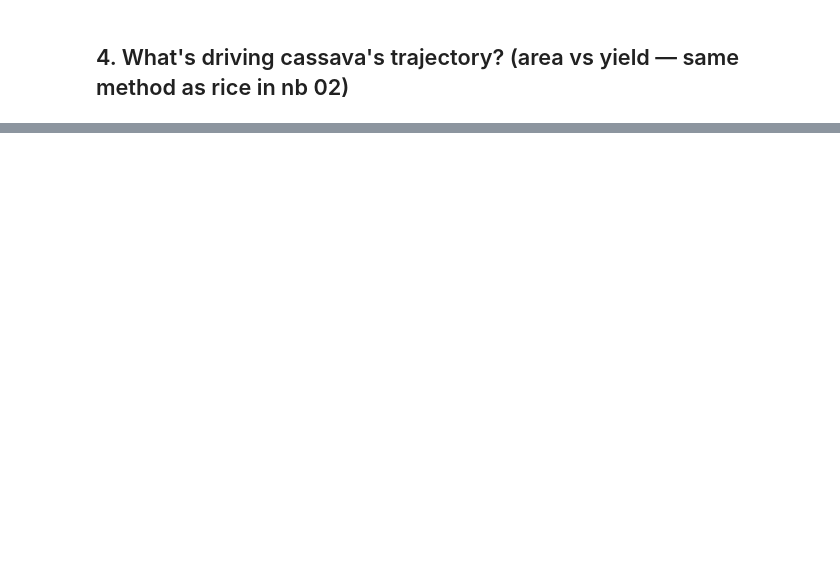
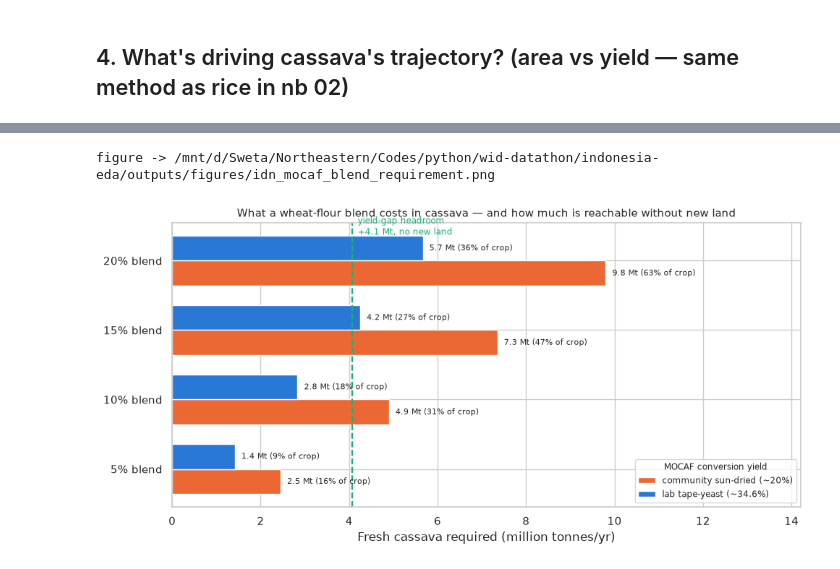
Before and after one commit to msweta02/wid-datathon, a Jupyter notebook: indonesia-eda/notebooks/05_cassava_substitution.ipynb, the cells around one changed output, grey strips where cells are left out. Drawn from its saved outputs; the diff is of its cells as text; code cells hidden in the pictures; blank space fills up the shorter version.

```diff
--- a/indonesia-eda/notebooks/05_cassava_substitution.ipynb
+++ b/indonesia-eda/notebooks/05_cassava_substitution.ipynb
@@ -212,0 +327,9 @@ print('\nReality check: cassava is already consumed (food, animal feed, starch/t
+# %%
+# The headline the recommendation rests on: what blend could the YIELD GAP alone fund,
+# using no new land and diverting none of today's crop?
+print(f'Closing the yield gap to {FRONTIER_COUNTRY} adds {GAP_CLOSURE_MT:,.2f} Mt fresh cassava. '
+      f'As MOCAF that is:')
+for label, conv in MOCAF_YIELDS.items():
+    flour = GAP_CLOSURE_MT * conv
+    print(f'  {label:28s} -> {flour:,.2f} Mt flour = a {100*flour/WHEAT_FOOD_MMT:,.1f}% '
+          f'wheat-flour blend, from NEW cassava only')
@@ -225,3 +397,32 @@ for blend in [0.10, 0.20]:
+# %%
+# Deck asset for slide 8: what each blend rate demands vs what's actually available.
+fig, ax = plt.subplots(figsize=(10, 5))
+labels = list(MOCAF_YIELDS)
+w, ypos = 0.36, np.arange(len(BLEND_RATES))
+for k, (label, color) in enumerate(zip(labels, ['#eb6834', '#2a78d6'])):
+    sub = matrix[matrix['mocaf_conversion'] == label].sort_values('blend_%')
+    bars = ax.barh(ypos + (k - 0.5) * w, sub['fresh_cassava_Mt'], height=w,
+                   color=color, label=label)
+    for b, pct in zip(bars, sub['%_of_current_crop']):
+        ax.text(b.get_width() + 0.15, b.get_y() + b.get_height() / 2,
+                f'{b.get_width():,.1f} Mt ({pct:,.0f}% of crop)', va='center', fontsize=8)
+
+ax.axvline(GAP_CLOSURE_MT, color='#1baf7a', ls='--', lw=1.6)
+ax.text(GAP_CLOSURE_MT, len(BLEND_RATES) - 0.35,
+        f'  yield-gap headroom\n  +{GAP_CLOSURE_MT:,.1f} Mt, no new land',
+        color='#1baf7a', fontsize=8.5, va='top')
+ax.set_yticks(ypos, [f'{int(b*100)}% blend' for b in BLEND_RATES])
+ax.set_xlim(0, matrix['fresh_cassava_Mt'].max() * 1.45)
+ax.set_xlabel('Fresh cassava required (million tonnes/yr)')
+ax.set_title('What a wheat-flour blend costs in cassava \u2014 and how much is reachable '
+             'without new land', fontsize=11)
+ax.legend(title='MOCAF conversion yield', fontsize=8.5, title_fontsize=8.5, loc='lower right')
+fig.tight_layout()
+viz.save(fig, 'idn_mocaf_blend_requirement')
+plt.show()
+# %% [output]
+figure -> /mnt/d/Sweta/Northeastern/Codes/python/wid-datathon/indonesia-eda/outputs/figures/idn_mocaf_blend_requirement.png
+[figure, added]
 # %% [markdown]
 ## 7. Findings — feed into notebook 04 synthesis
 
```
Also changed, not shown: parts of 16 cells of this notebook, 6 other files.
